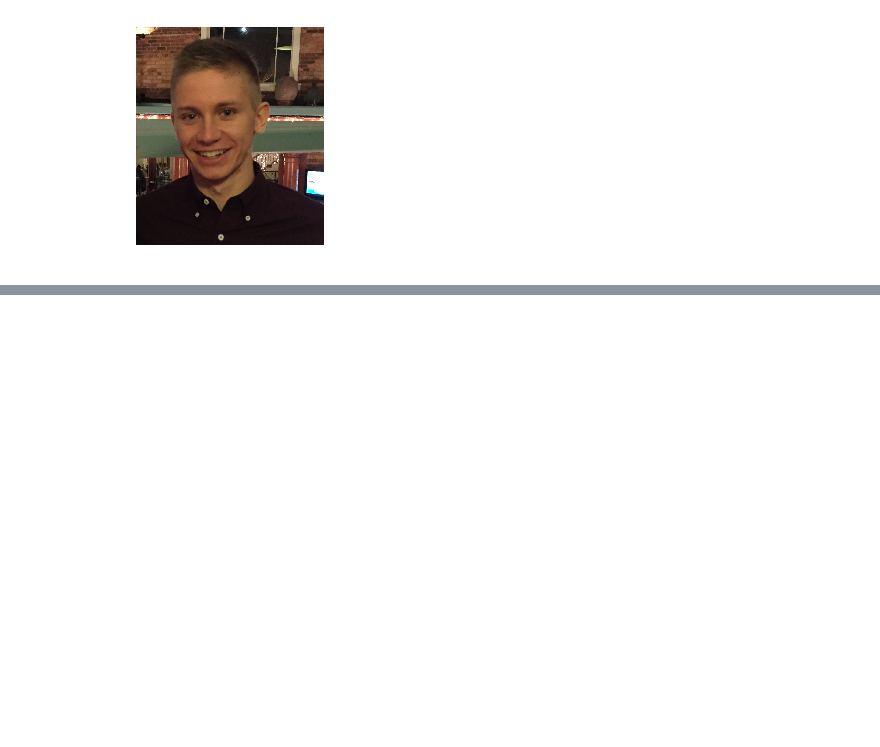
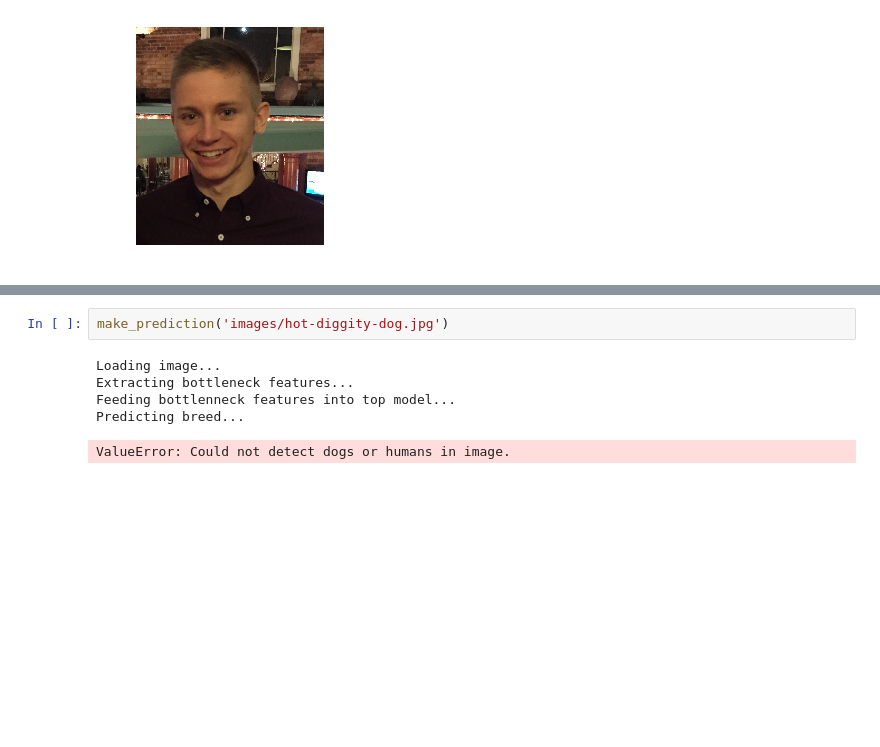
Before and after one commit to Sillians/machine-learning-1, a Jupyter notebook: projects/dog-project/dog_app.ipynb, the cells around one changed output, grey strips where cells are left out. Drawn from its saved outputs; the diff is of its cells as text; blank space fills up the shorter version.

```diff
--- a/projects/dog-project/dog_app.ipynb
+++ b/projects/dog-project/dog_app.ipynb
@@ -892,0 +952,9 @@ You look like a Glen of imaal terrier.
+# %%
+make_prediction('images/hot-diggity-dog.jpg')
+# %% [output]
+Loading image...
+Extracting bottleneck features...
+Feeding bottlenneck features into top model...
+Predicting breed...
+ValueError: Could not detect dogs or humans in image.
+[figure, added]
```
Also changed, not shown: parts of 37 cells of this notebook, 26 other files.
